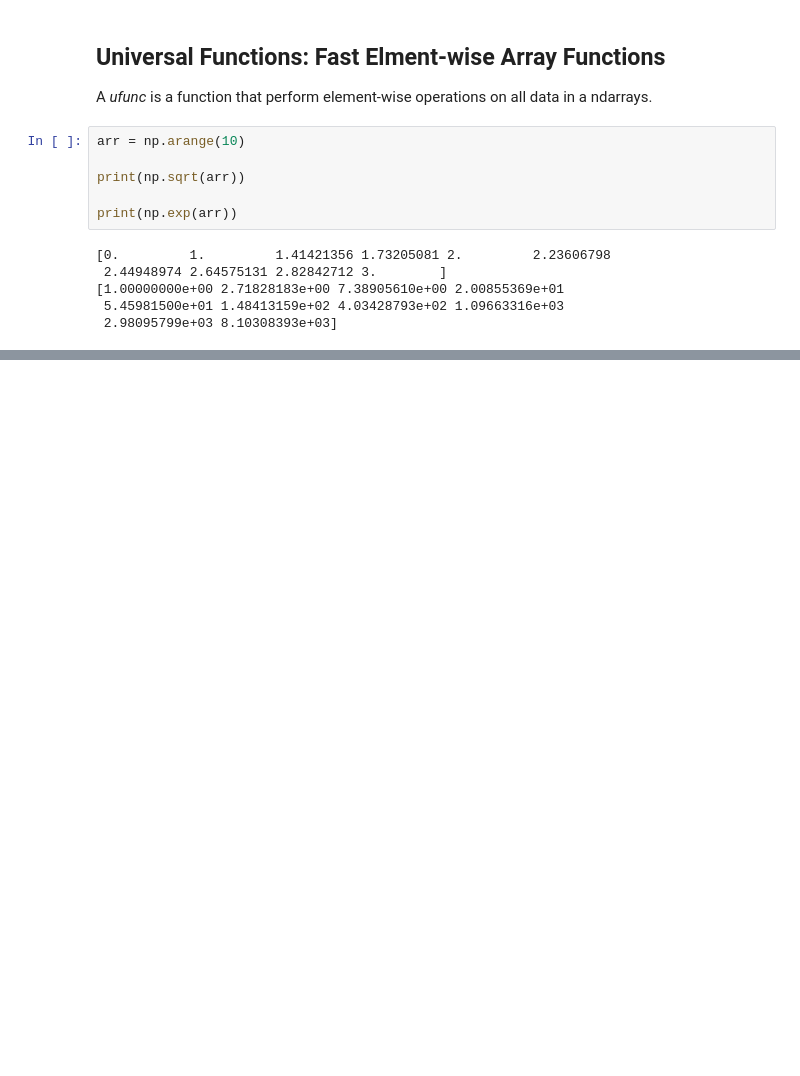
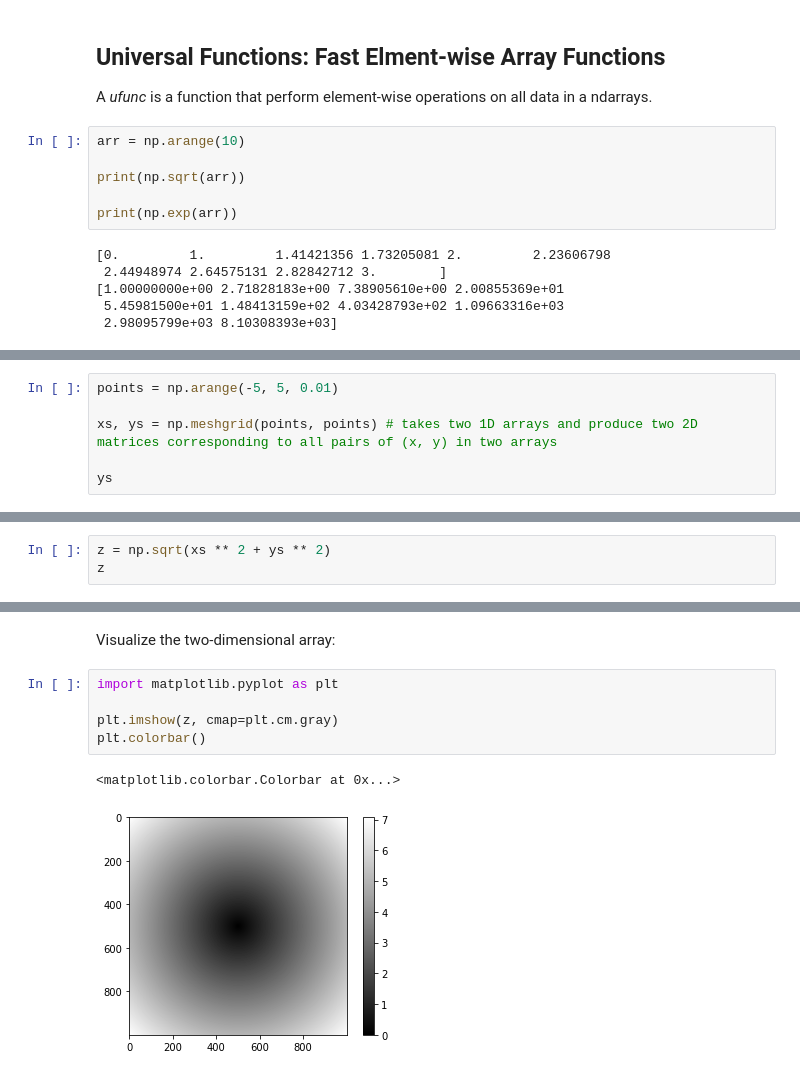
Before and after one commit to Luna9476/ml-coursera-python-assignments, a Jupyter notebook: numpy/Basics.ipynb, the cells around one changed output, grey strips where cells are left out. Drawn from its saved outputs; the diff is of its cells as text; blank space fills up the shorter version.

```diff
--- a/numpy/Basics.ipynb
+++ b/numpy/Basics.ipynb
@@ -433,0 +460,6 @@ whole_part:  [-2.  0. -0. -2.  1.  4.  2.]
+# %%
+points = np.arange(-5, 5, 0.01)
+
+xs, ys = np.meshgrid(points, points) # takes two 1D arrays and produce two 2D matrices corresponding to all pairs of (x, y) in two arrays
+
+ys
@@ -433,0 +474,3 @@ whole_part:  [-2.  0. -0. -2.  1.  4.  2.]
+# %%
+z = np.sqrt(xs ** 2 + ys ** 2)
+z
@@ -433,0 +491,10 @@ whole_part:  [-2.  0. -0. -2.  1.  4.  2.]
+# %% [markdown]
+Visualize the two-dimensional array:
+# %%
+import matplotlib.pyplot as plt
+
+plt.imshow(z, cmap=plt.cm.gray)
+plt.colorbar()
+# %% [output]
+<matplotlib.colorbar.Colorbar at 0x...>
+[figure, added]
```
Also changed, not shown: parts of 13 cells of this notebook, 2 other files.
